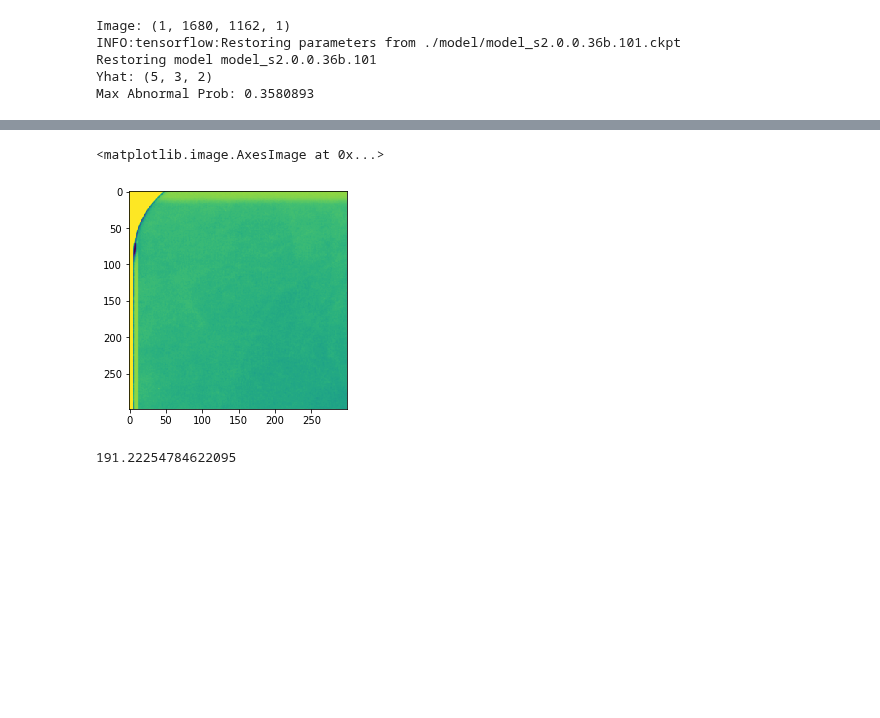
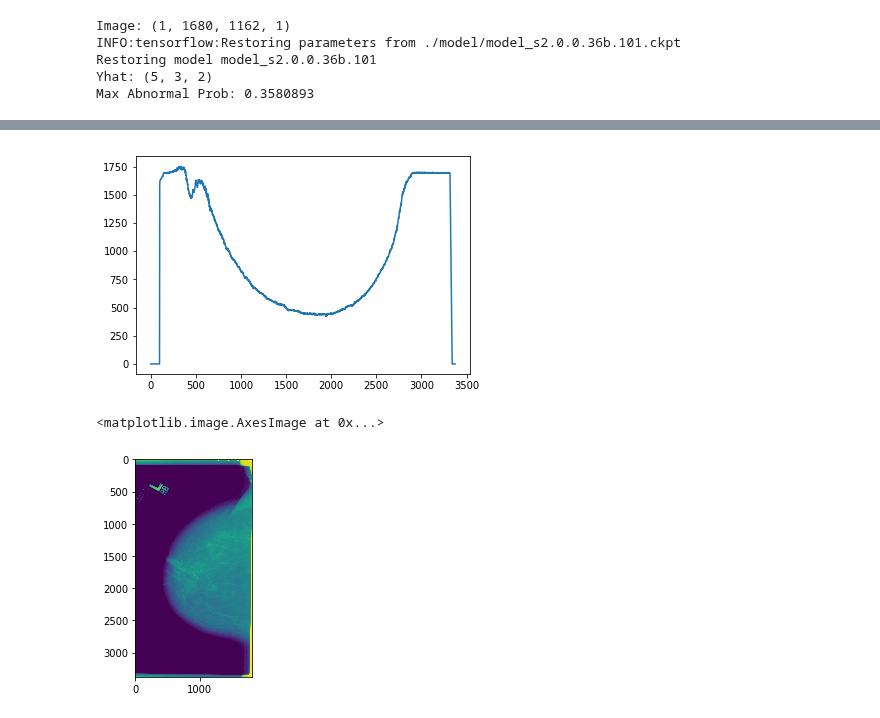
Before and after one commit to escuccim/mias-mammography, a Jupyter notebook: candidate_2.0.0.36b.ipynb, the cells around one changed output, grey strips where cells are left out. Cells and saved outputs as stored; diff of their text form; code cells hidden in the pictures; blank space fills up the shorter version.

```diff
--- a/candidate_2.0.0.36b.ipynb
+++ b/candidate_2.0.0.36b.ipynb
@@ -1178,10 +1184,0 @@ ValueError: operands could not be broadcast together with shapes (322,) (11,)
-# %%
-tile = image[0,:299,:299,0]
-plt.imshow(tile)
-# %% [output]
-<matplotlib.image.AxesImage at 0x...>
-[figure, removed]
-# %%
-np.mean(tile)
-# %% [output]
-191.22254784622095
@@ -1187,0 +1190,10 @@ np.mean(tile)
+# %%
+# image1 = image.copy()
+foo = np.sum(image1 <= 10, axis=1)
+plt.plot(foo)
+plt.show()
+plt.imshow(image1)
+# %% [output]
+[figure, added]
+<matplotlib.image.AxesImage at 0x...>
+[figure, added]
```
Also changed, not shown: parts of 14 cells of this notebook, 10 other files.
